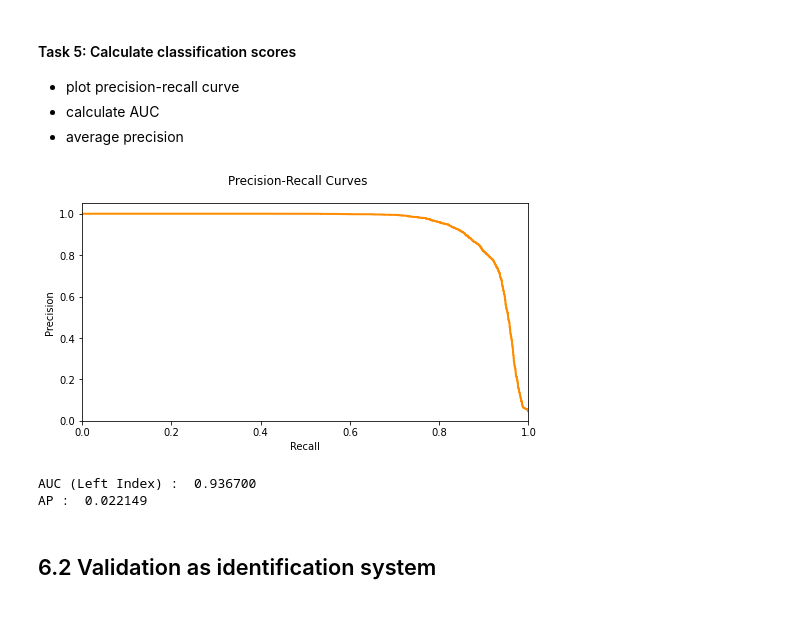
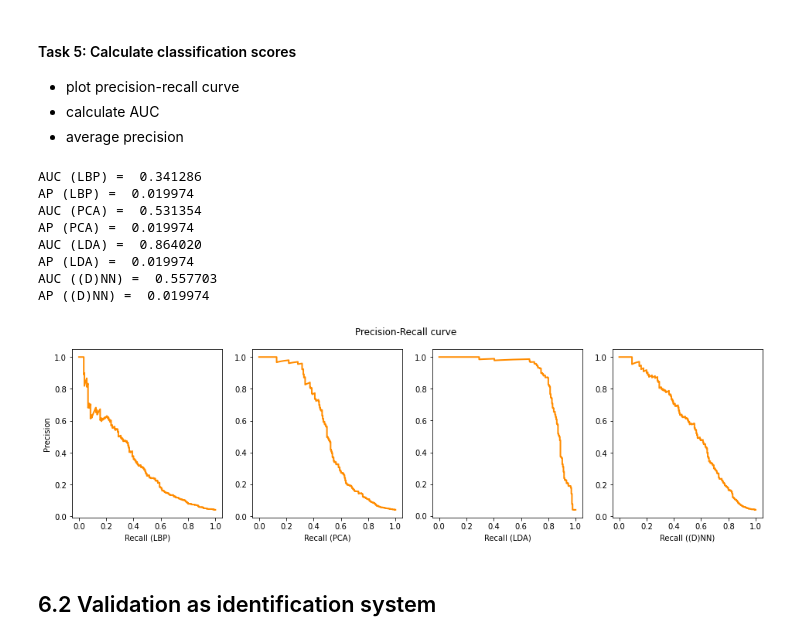
Before and after one commit to BrunoVandekerkhove/biometric-systems, a Jupyter notebook: face_recognition/facial_recognition.ipynb, the cells around one changed output. Drawn from its saved outputs; the diff is of its cells as text; code cells hidden in the pictures; blank space fills up the shorter version.

```diff
--- a/face_recognition/facial_recognition.ipynb
+++ b/face_recognition/facial_recognition.ipynb
@@ -434,12 +436,21 @@ def prepare_evaluation(strategy, embeddings):
   return distances, scores_normalized, similarity_matrix
 
 # Get scores for different strategies
+import os.path
+RECOMPUTE = False # Set to true if starting from scratch
 sample = x_test # sample to evaluate
 targets = y_test # correct targets for sample
 scores_dict = {}
 for strategy in strategies:
-  strategy.fit()
-  (distances, scores, similarity_matrix) = prepare_evaluation(strategy, strategy.describe(sample))
+  scores_file = './scores/scores_' + strategy.name + '.p'
+  if not RECOMPUTE and os.path.isfile(scores_file):
+    pickle_file = open(scores_file, "rb")
+    (distances, scores, similarity_matrix)= pickle.load(pickle_file)
+  else:
+    strategy.fit()
+    (distances, scores, similarity_matrix) = prepare_evaluation(strategy, strategy.describe(sample))
+    pickle_file = open(scores_file, "wb")
+    pickle.dump((distances, scores, similarity_matrix), pickle_file)
   scores_dict[strategy.name] = (distances, scores, similarity_matrix)
 
 # Create a mask for those scores that are for the same person
@@ -602,26 +600,33 @@ EER =  0.17746967071057193  at threshold =  0.9973261134508246
 # %%
 # Calculate PR curve
 from sklearn.metrics import auc
 from sklearn.metrics import precision_recall_curve
 from sklearn.metrics import average_precision_score
-precision, recall, _ = precision_recall_curve(genuine_id, 1-scores_normalized)
 
-# Plot PR curve
-figure, axes = plt.subplots(ncols=1, figsize=(8,4))
-figure.suptitle('Precision-Recall Curves')
-axes.plot(recall, precision, color='darkorange', lw=2)
-axes.set(xlabel='Recall', ylabel='Precision', xlim=[0.0,1.0], ylim=[0.0,1.05])
-plt.show()
+figure, axes = plt.subplots(ncols=len(strategies), figsize=(16,4))
+figure.suptitle('Precision-Recall curve')
 
-# Calculate AUC
-print('AUC (Left Index) : % f' % auc(recall, precision))
-
-# Calculate AP
-print('AP : % f' % average_precision_score(genuine_id, scores))
+i = 0
+for strategy in strategies:
+  (distances, scores_normalized, similarity_matrix) = scores_dict[strategy.name]
+  precision, recall, _ = precision_recall_curve(genuine_id, 1 - scores_normalized)
+  axes[i].plot(recall, precision, color='darkorange', lw=2)
+  if i == 0:
+    axes[i].set(ylabel='Precision')
+  axes[i].set(xlabel='Recall (' + strategy.name + ')')
+  i = i + 1
+  print('AUC (' + strategy.name + ') = % f' % auc(recall, precision))
+  print('AP (' + strategy.name + ') = % f' % average_precision_score(genuine_id, scores))
 # %% [output]
+AUC (LBP) =  0.341286
+AP (LBP) =  0.019974
+AUC (PCA) =  0.531354
+AP (PCA) =  0.019974
+AUC (LDA) =  0.864020
+AP (LDA) =  0.019974
+AUC ((D)NN) =  0.557703
+AP ((D)NN) =  0.019974
-[figure, old version]
+[figure, new version]
-AUC (Left Index) :  0.936700
-AP :  0.022149
 # %% [markdown]
 ## 6.2 Validation as identification system
 # %% [markdown]
```
Also changed, not shown: parts of 6 cells of this notebook.
